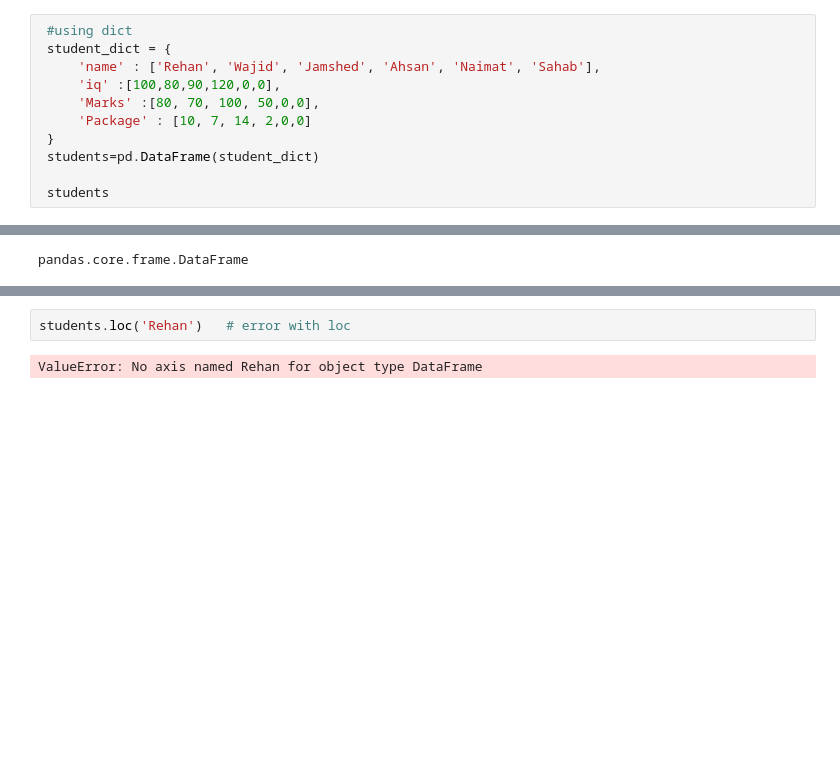
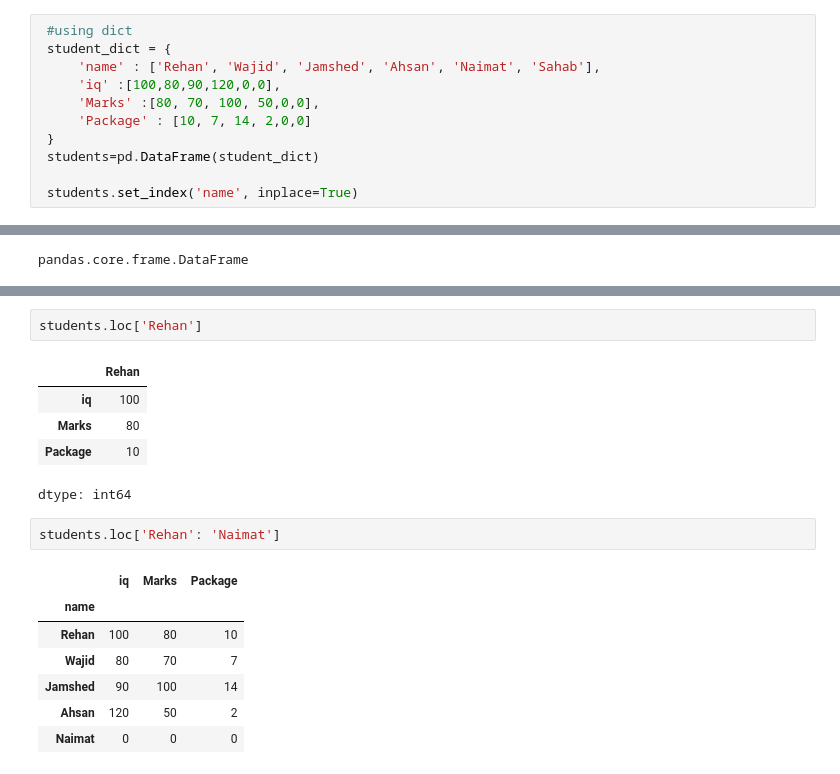
Before and after one commit to rehanmehdichandio/Pandas-df-practice, a Jupyter notebook: Pandas_DF_Practice.ipynb, the cells around one changed output, grey strips where cells are left out. Drawn from its saved outputs; the diff is of its cells as text; blank space fills up the shorter version.

```diff
--- a/Pandas_DF_Practice.ipynb
+++ b/Pandas_DF_Practice.ipynb
@@ -33,4 +33,4 @@ pd.DataFrame(student_data,columns=['IQ', 'Marks', 'Package'])
  }
  students=pd.DataFrame(student_dict)
 
- students
+ students.set_index('name', inplace=True)
@@ -409,4 +412,18 @@ pandas.core.frame.DataFrame
 # %%
-students.loc('Rehan')   # error with loc
+students.loc['Rehan']
 # %% [output]
+|  | Rehan |
+| iq | 100 |
+| Marks | 80 |
+| Package | 10 |
-ValueError: No axis named Rehan for object type DataFrame
+dtype: int64
+# %%
+students.loc['Rehan': 'Naimat']
+# %% [output]
+|  | iq | Marks | Package |
+| name |  |  |  |
+| Rehan | 100 | 80 | 10 |
+| Wajid | 80 | 70 | 7 |
+| Jamshed | 90 | 100 | 14 |
+| Ahsan | 120 | 50 | 2 |
+| Naimat | 0 | 0 | 0 |
```
Also changed, not shown: parts of 2 cells of this notebook.
